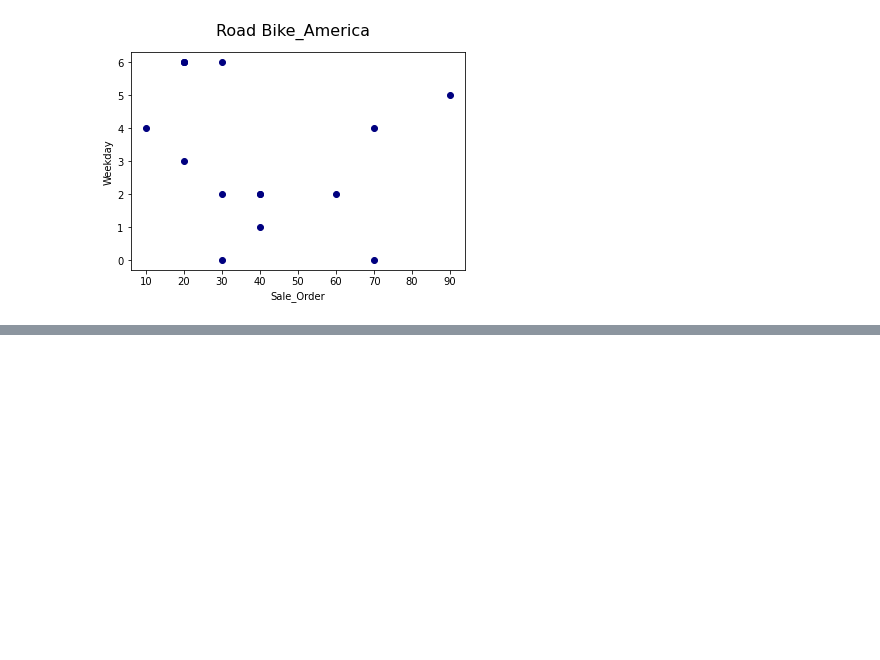
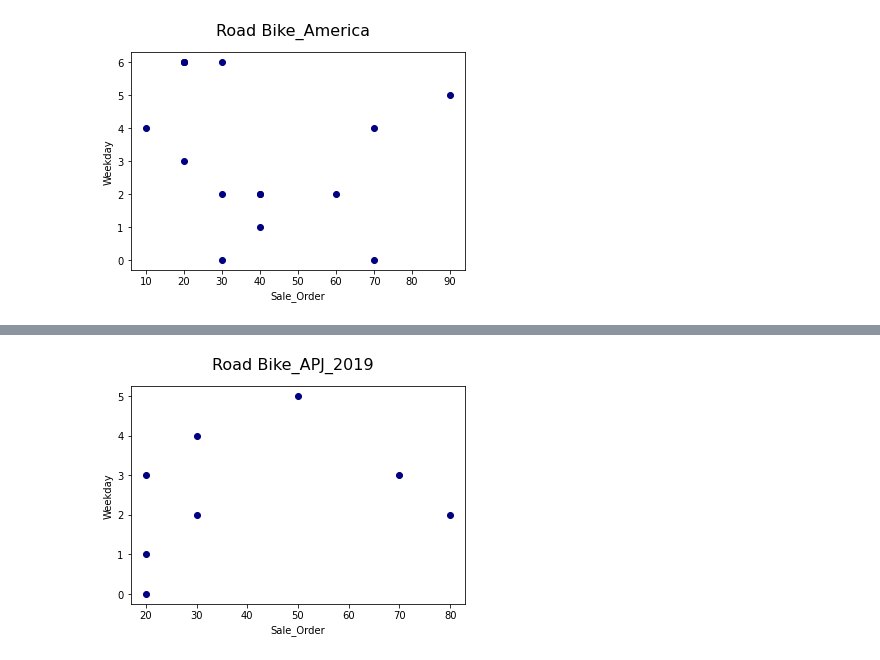
Before and after one commit to nicha0524/DPDM2021, a Jupyter notebook: Untitled11.ipynb, the cells around one changed output, grey strips where cells are left out. Cells and saved outputs as stored; diff of their text form; code cells hidden in the pictures; blank space fills up the shorter version.

```diff
--- a/Untitled11.ipynb
+++ b/Untitled11.ipynb
@@ -325,0 +374,14 @@ plt.show()
+# %%
+RO_APJ_2019=RO_APJ[RO_APJ['year']==2019]
+# %%
+RO_APJ_19=RO_APJ_2019.sort_values(by='mount').drop([1184,1199,1277,1544])
+# %%
+ORDER_RO_A=RO_APJ_19['SALESORDERITEM']
+WEEKDAY_RO_A=RO_APJ_19['weekday']
+plt.scatter(ORDER_RO_A,WEEKDAY_RO_A,color='navy') #พบว่าวันที่มีคำสังซื้อเยอะที่สุดคือวันพุธ และวันจันทร์
+plt.ylabel('Weekday')
+plt.xlabel('Sale_Order')
+plt.suptitle('Road Bike_APJ_2019',fontsize=16)
+plt.show()
+# %% [output]
+[figure, added]
```
Also changed, not shown: parts of 20 cells of this notebook.
